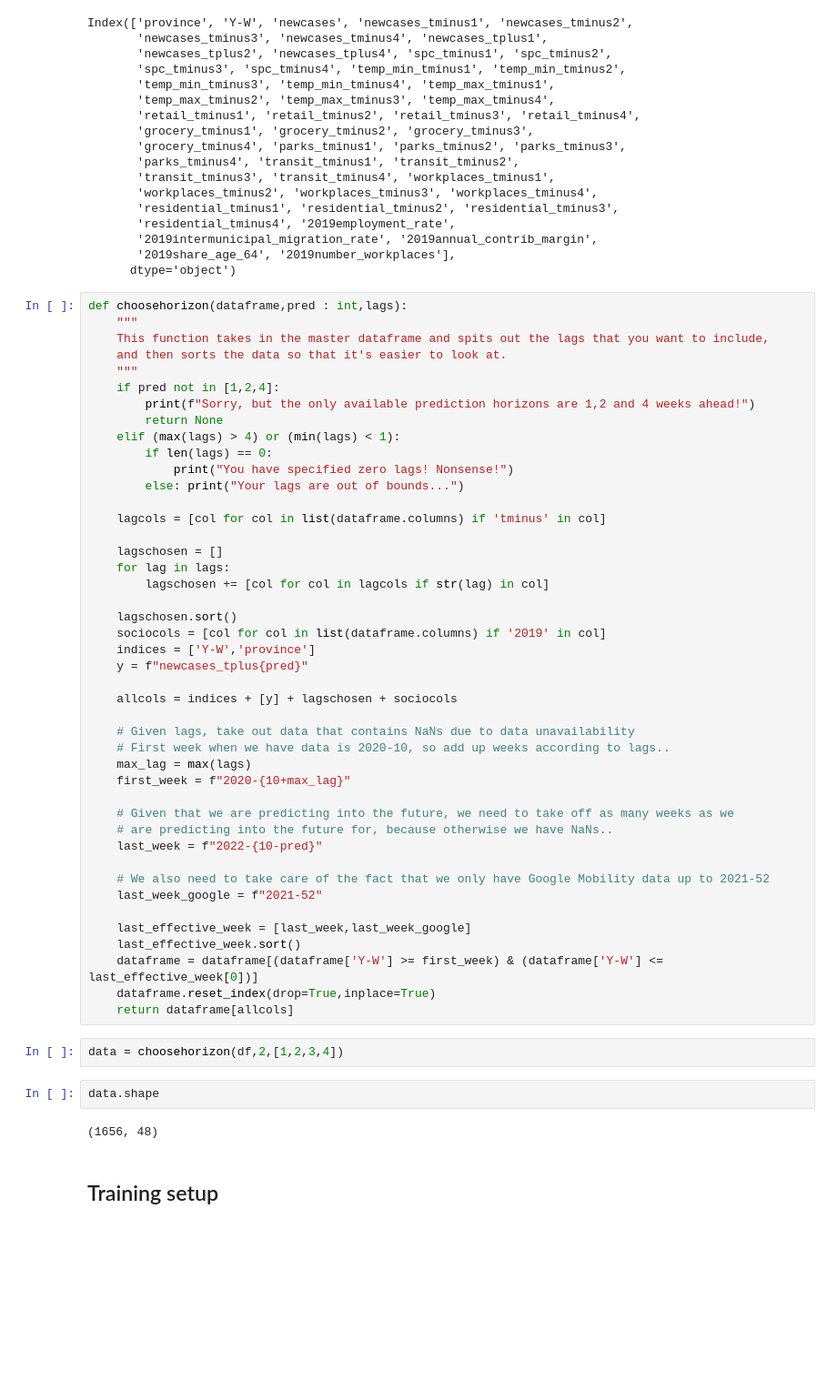
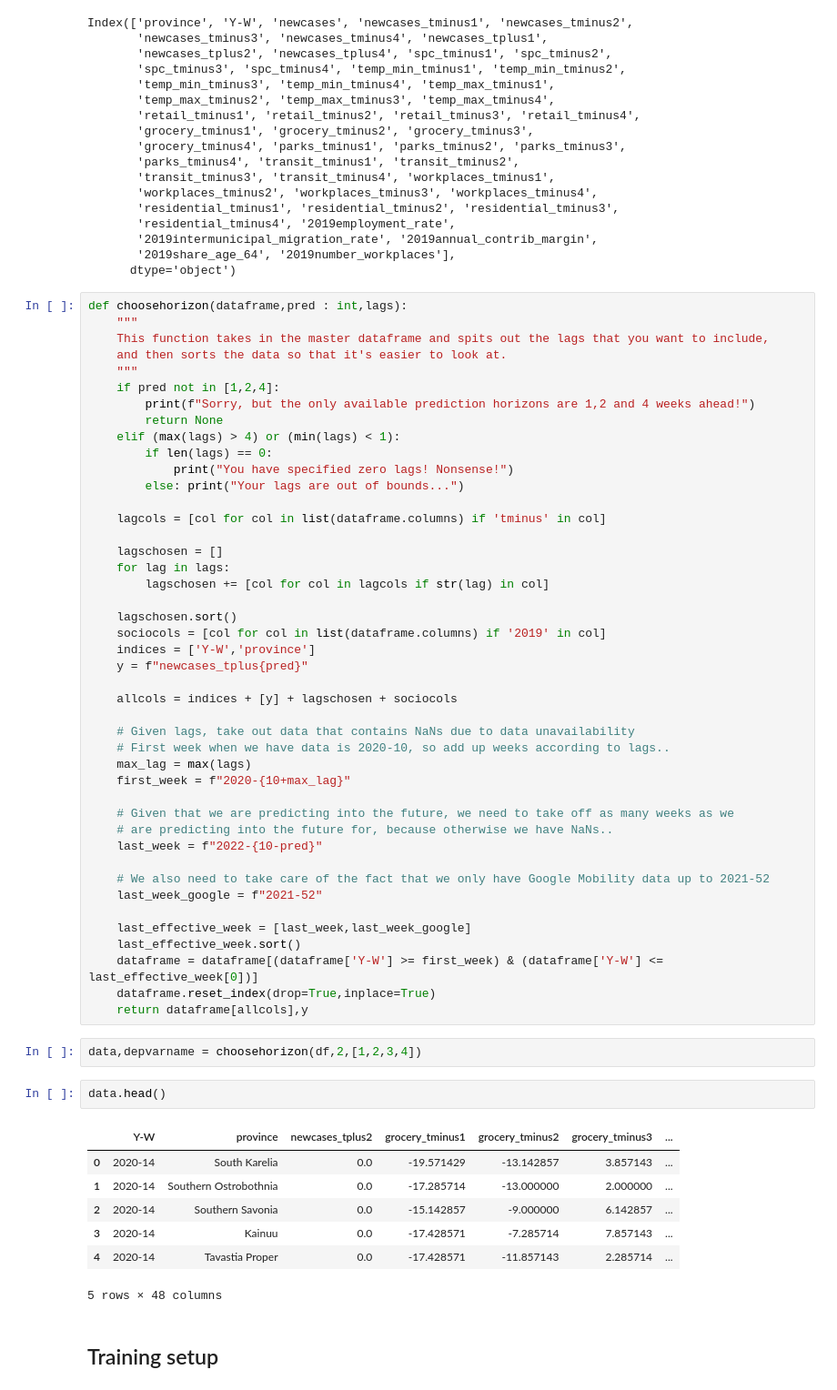
Before and after one commit to DanJar96/spatial_project, a Jupyter notebook: scripts/prediction_work.ipynb, the cells around one changed output. Shown: that part at 91% size. Cells and saved outputs as stored; diff of their text form; blank space fills up the shorter version.

```diff
--- a/scripts/prediction_work.ipynb
+++ b/scripts/prediction_work.ipynb
@@ -87,13 +87,19 @@ def choosehorizon(dataframe,pred : int,lags):
     last_effective_week.sort()
     dataframe = dataframe[(dataframe['Y-W'] >= first_week) & (dataframe['Y-W'] <= last_effective_week[0])]
     dataframe.reset_index(drop=True,inplace=True)
-    return dataframe[allcols]
+    return dataframe[allcols],y
 # %%
-data = choosehorizon(df,2,[1,2,3,4])
+data,depvarname = choosehorizon(df,2,[1,2,3,4])
 # %%
-data.shape
+data.head()
 # %% [output]
+|  | Y-W | province | newcases_tplus2 | grocery_tminus1 | grocery_tminus2 | grocery_tminus3 | ... |
+| 0 | 2020-14 | South Karelia | 0.0 | -19.571429 | -13.142857 | 3.857143 | ... |
+| 1 | 2020-14 | Southern Ostrobothnia | 0.0 | -17.285714 | -13.000000 | 2.000000 | ... |
+| 2 | 2020-14 | Southern Savonia | 0.0 | -15.142857 | -9.000000 | 6.142857 | ... |
+| 3 | 2020-14 | Kainuu | 0.0 | -17.428571 | -7.285714 | 7.857143 | ... |
+| 4 | 2020-14 | Tavastia Proper | 0.0 | -17.428571 | -11.857143 | 2.285714 | ... |
-(1656, 48)
+5 rows × 48 columns
 # %% [markdown]
 ## Training setup
 # %%
```
Also changed, not shown: parts of 3 cells of this notebook.
